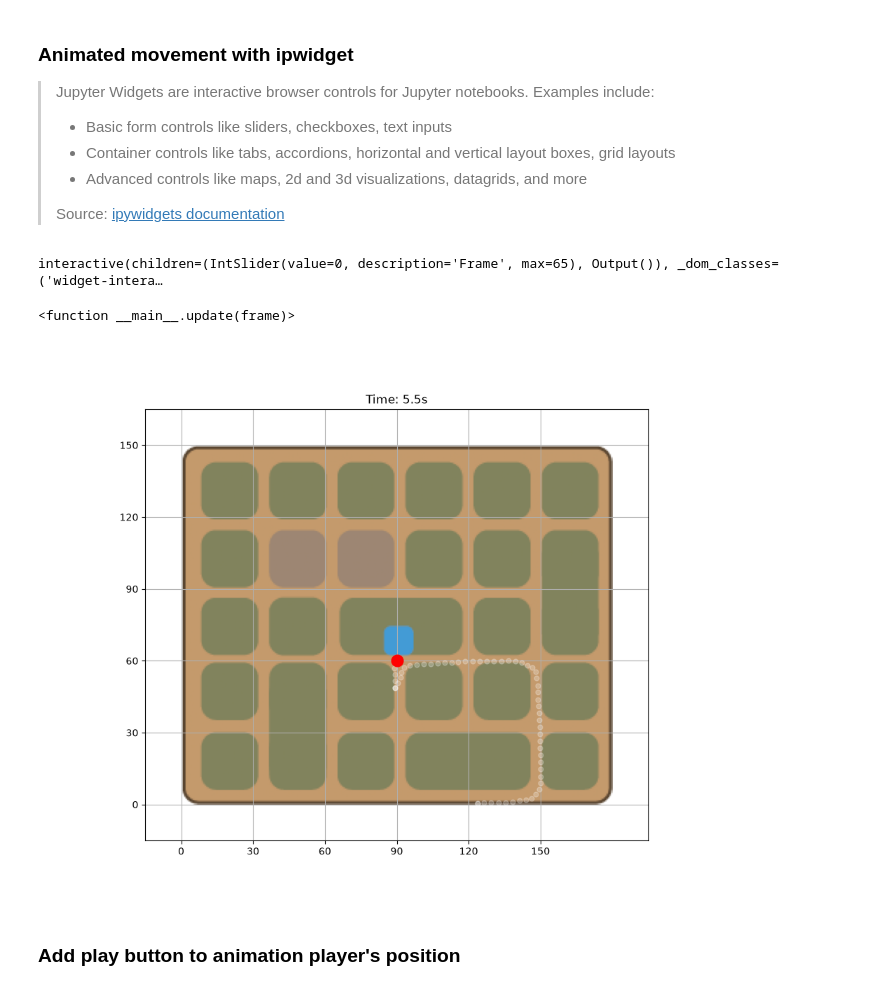
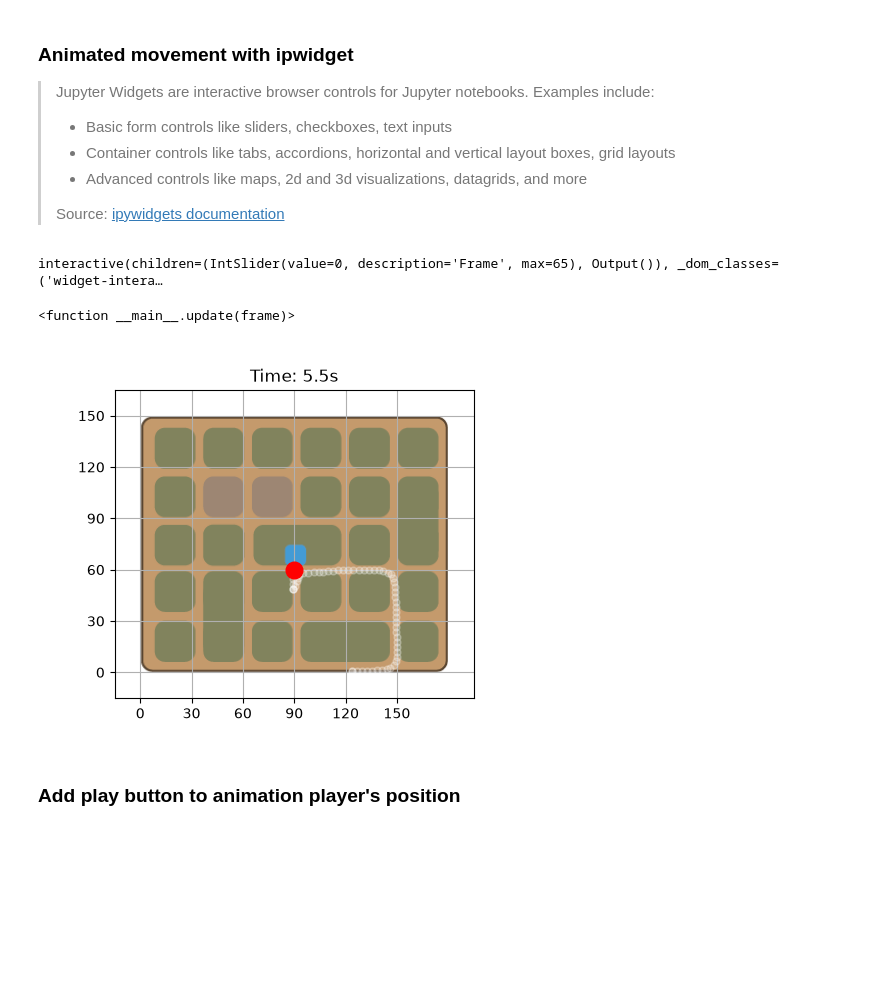
Before and after one commit to mamabox/lumeria-dataViz-proto, a Jupyter notebook: jupyter/player_data.ipynb, the cells around one changed output. Saved outputs shown, nothing was run; the diff lists cells and outputs as text; code cells hidden in the pictures; blank space fills up the shorter version.

```diff
--- a/jupyter/player_data.ipynb
+++ b/jupyter/player_data.ipynb
@@ -79,6 +81,8 @@ print(df)
 
 [66 rows x 3 columns]
 # %%
+# OPTION 2
+
 import json
 import pandas as pd
 import datetime as dt
@@ -87,7 +91,7 @@ FILENAME = "../data/savefile_01_pos_rot.json"
 
 # 1. Load the raw JSON
 with open(FILENAME, mode="r") as file:
-    json_data = json.load(file)
+    json_data: json = json.load(file)
 
 # 2. Extract top-level metadata
 player_id: str = json_data["playerId"]
@@ -254,7 +258,7 @@ import matplotlib.image as mpimg
 
 map = mpimg.imread("../images/map_level1.png")
 
-fig3, ax3 = plt.subplots(figsize=(10, 8))
+fig3, ax3 = plt.subplots(figsize=(5,4))
 ax3.imshow(map, extent=map_coord, origin="upper", aspect="equal")
 
 # Plot all dots faded as a trail
@@ -264,34 +268,34 @@ trail, = ax3.plot(x_list, z_list, 'o', color='white', alpha=0.25, markersize=5)
 path, = ax3.plot([], [], '-o', color='cyan', markersize=4, linewidth=1)
 
 # Current position marker
 current, = ax3.plot([], [], 'o', color='red', markersize=12, zorder=10)
 
 ax3.set_title("Player Position over Time")
 ticks = np.arange(0,map_coord[1],30)
 
 
 ax3.set_xlim(map_extent[0], map_extent[1])
 ax3.set_ylim(map_extent[2], map_extent[3])
 ax3.set_xticks(ticks)
 ax3.set_yticks(ticks)
 
 plt.grid()
 
 def update(frame):
     path.set_data(x_list[:frame+1], z_list[:frame+1])
     current.set_data([x_list[frame]], [z_list[frame]])
 
     ax3.set_title(f"Time: {t_list[frame]:.1f}s")
     fig3.canvas.draw_idle()
 
 # --------- WIDGET --------- #
 slider = widgets.IntSlider(min=0, max=len(x_list)-1, step=1, value=0, description="Frame")
 
 widgets.interact(update, frame=slider)
 # %% [output]
 interactive(children=(IntSlider(value=0, description='Frame', max=65), Output()), _dom_classes=('widget-intera…
 <function __main__.update(frame)>
-[figure, old version]
+[figure, new version]
 # %% [markdown]
 ### Add play button to animation player's position
 # %%
```
Also changed, not shown: parts of 6 cells of this notebook, 4 other files.
